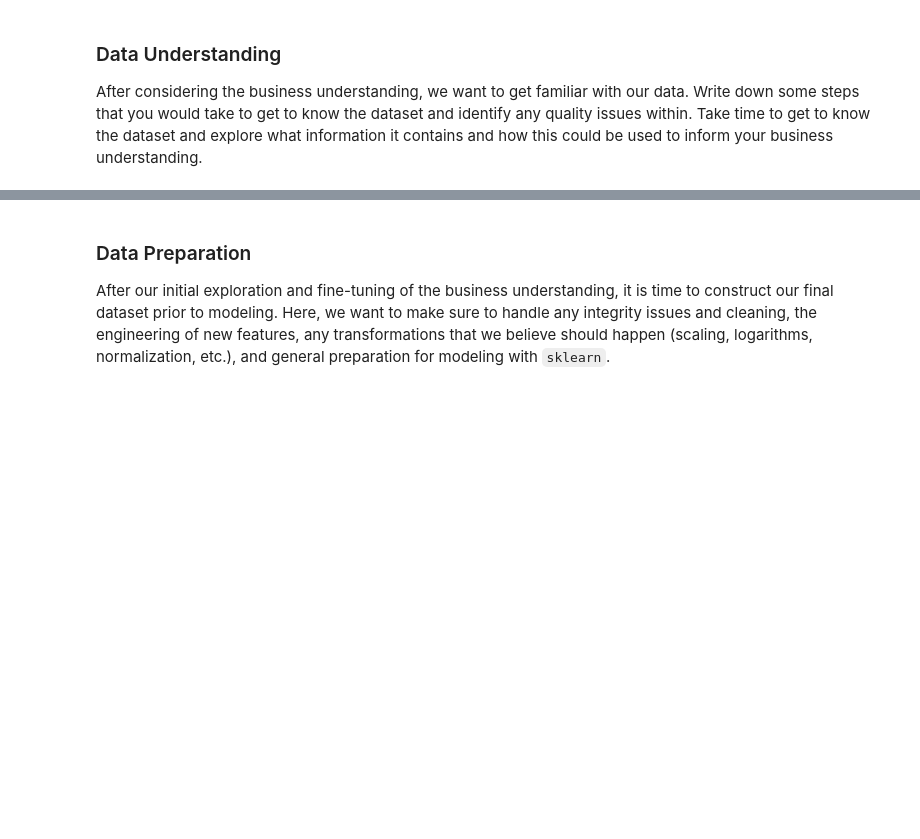
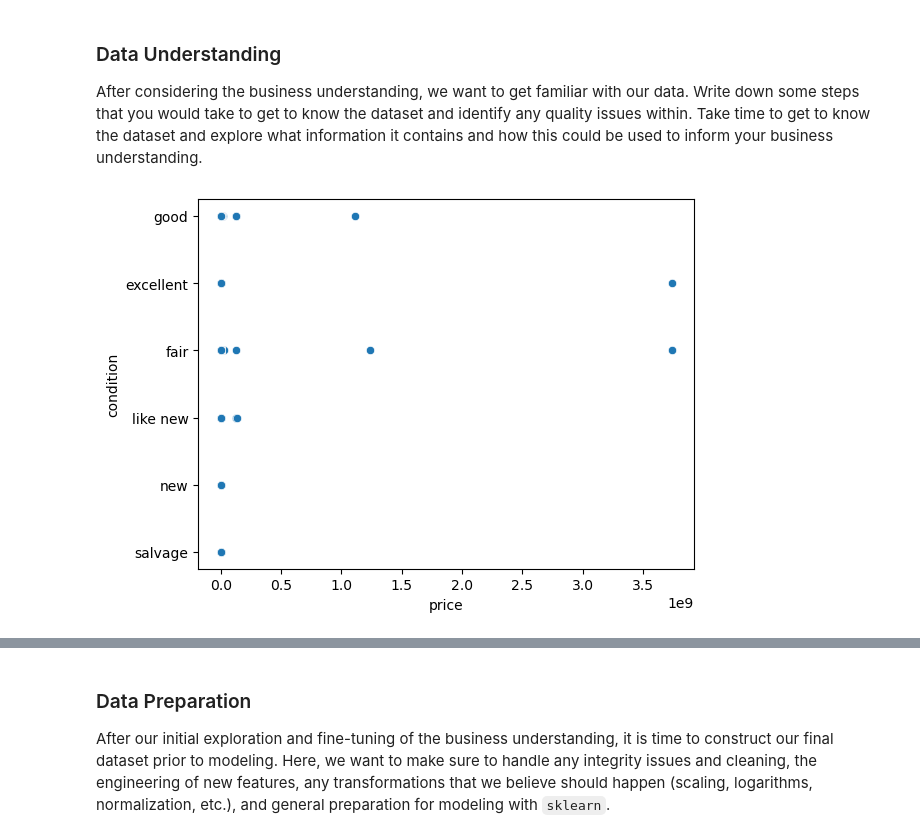
Before and after one commit to mchepuri/car_price_analysis_ml, a Jupyter notebook: prompt_II.ipynb, the cells around one changed output, grey strips where cells are left out. Cells and saved outputs as stored; diff of their text form; code cells hidden in the pictures; blank space fills up the shorter version.

Commit message:
added more plots

```diff
--- a/prompt_II.ipynb
+++ b/prompt_II.ipynb
@@ -30,3 +30,12 @@ import matplotlib.pyplot as plt # Often used alongside Seaborn
 from sklearn.preprocessing import StandardScaler
 # %%
 df=pd.read_csv('data/vehicles.csv')
+# %%
+ax=sns.scatterplot(x='price',y='condition', data=df)
+
+# While the general trend is clear, there's still a spread of prices within each condition category.
+# This suggests that other factors beyond just the broad condition categories might also
+# influence the final price (e.g., specific features, make/model if it were cars, mileage, etc.)
+plt.show()
+# %% [output]
+[figure, added]
```
Also changed, not shown: parts of 7 cells of this notebook.
